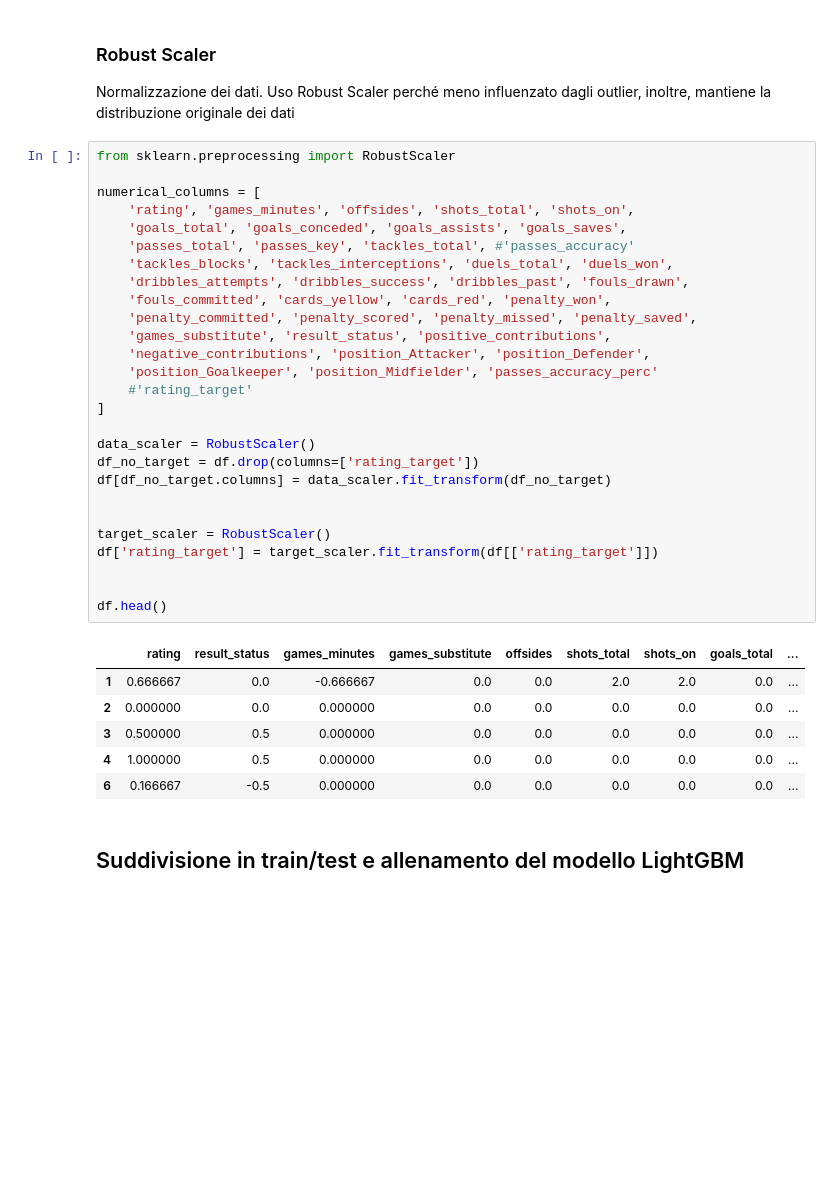
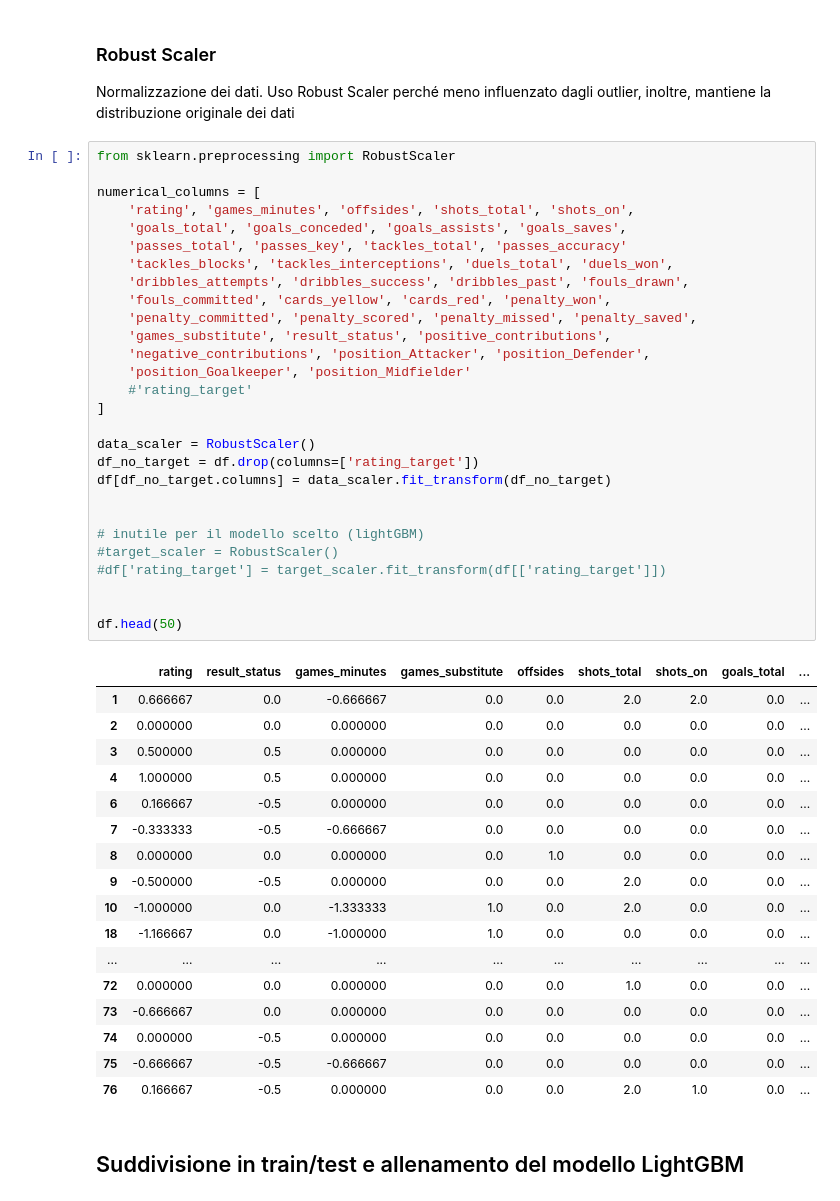
Before and after one commit to FrankMaverick/fantacalcio-rating-optimizer, a Jupyter notebook: 04_solution.ipynb, the cells around one changed output. Drawn from its saved outputs; the diff is of its cells as text; blank space fills up the shorter version.

```diff
--- a/04_solution.ipynb
+++ b/04_solution.ipynb
@@ -254,37 +254,49 @@ Normalizzazione dei dati. Uso Robust Scaler perché meno influenzato dagli outli
 # %%
 from sklearn.preprocessing import RobustScaler
 
 numerical_columns = [
     'rating', 'games_minutes', 'offsides', 'shots_total', 'shots_on',
     'goals_total', 'goals_conceded', 'goals_assists', 'goals_saves',
-    'passes_total', 'passes_key', 'tackles_total', #'passes_accuracy'
+    'passes_total', 'passes_key', 'tackles_total', 'passes_accuracy'
     'tackles_blocks', 'tackles_interceptions', 'duels_total', 'duels_won',
     'dribbles_attempts', 'dribbles_success', 'dribbles_past', 'fouls_drawn',
     'fouls_committed', 'cards_yellow', 'cards_red', 'penalty_won',
     'penalty_committed', 'penalty_scored', 'penalty_missed', 'penalty_saved',
     'games_substitute', 'result_status', 'positive_contributions',
     'negative_contributions', 'position_Attacker', 'position_Defender',
-    'position_Goalkeeper', 'position_Midfielder', 'passes_accuracy_perc'
+    'position_Goalkeeper', 'position_Midfielder'
     #'rating_target'
 ]
 
 data_scaler = RobustScaler()
 df_no_target = df.drop(columns=['rating_target'])
 df[df_no_target.columns] = data_scaler.fit_transform(df_no_target)
 
 
-target_scaler = RobustScaler()
-df['rating_target'] = target_scaler.fit_transform(df[['rating_target']])
+# inutile per il modello scelto (lightGBM)
+#target_scaler = RobustScaler()
+#df['rating_target'] = target_scaler.fit_transform(df[['rating_target']])
 
 
-df.head()
+df.head(50)
 # %% [output]
 |  | rating | result_status | games_minutes | games_substitute | offsides | shots_total | shots_on | goals_total | ... |
 | 1 | 0.666667 | 0.0 | -0.666667 | 0.0 | 0.0 | 2.0 | 2.0 | 0.0 | ... |
 | 2 | 0.000000 | 0.0 | 0.000000 | 0.0 | 0.0 | 0.0 | 0.0 | 0.0 | ... |
 | 3 | 0.500000 | 0.5 | 0.000000 | 0.0 | 0.0 | 0.0 | 0.0 | 0.0 | ... |
 | 4 | 1.000000 | 0.5 | 0.000000 | 0.0 | 0.0 | 0.0 | 0.0 | 0.0 | ... |
 | 6 | 0.166667 | -0.5 | 0.000000 | 0.0 | 0.0 | 0.0 | 0.0 | 0.0 | ... |
+| 7 | -0.333333 | -0.5 | -0.666667 | 0.0 | 0.0 | 0.0 | 0.0 | 0.0 | ... |
+| 8 | 0.000000 | 0.0 | 0.000000 | 0.0 | 1.0 | 0.0 | 0.0 | 0.0 | ... |
+| 9 | -0.500000 | -0.5 | 0.000000 | 0.0 | 0.0 | 2.0 | 0.0 | 0.0 | ... |
+| 10 | -1.000000 | 0.0 | -1.333333 | 1.0 | 0.0 | 2.0 | 0.0 | 0.0 | ... |
+| 18 | -1.166667 | 0.0 | -1.000000 | 1.0 | 0.0 | 0.0 | 0.0 | 0.0 | ... |
+| ... | ... | ... | ... | ... | ... | ... | ... | ... | ... |
+| 72 | 0.000000 | 0.0 | 0.000000 | 0.0 | 0.0 | 1.0 | 0.0 | 0.0 | ... |
+| 73 | -0.666667 | 0.0 | 0.000000 | 0.0 | 0.0 | 0.0 | 0.0 | 0.0 | ... |
+| 74 | 0.000000 | -0.5 | 0.000000 | 0.0 | 0.0 | 0.0 | 0.0 | 0.0 | ... |
+| 75 | -0.666667 | -0.5 | -0.666667 | 0.0 | 0.0 | 0.0 | 0.0 | 0.0 | ... |
+| 76 | 0.166667 | -0.5 | 0.000000 | 0.0 | 0.0 | 2.0 | 1.0 | 0.0 | ... |
 # %% [markdown]
 ## Suddivisione in train/test e allenamento del modello LightGBM
 # %%
```
Also changed, not shown: parts of 4 cells of this notebook, 3 other files.
